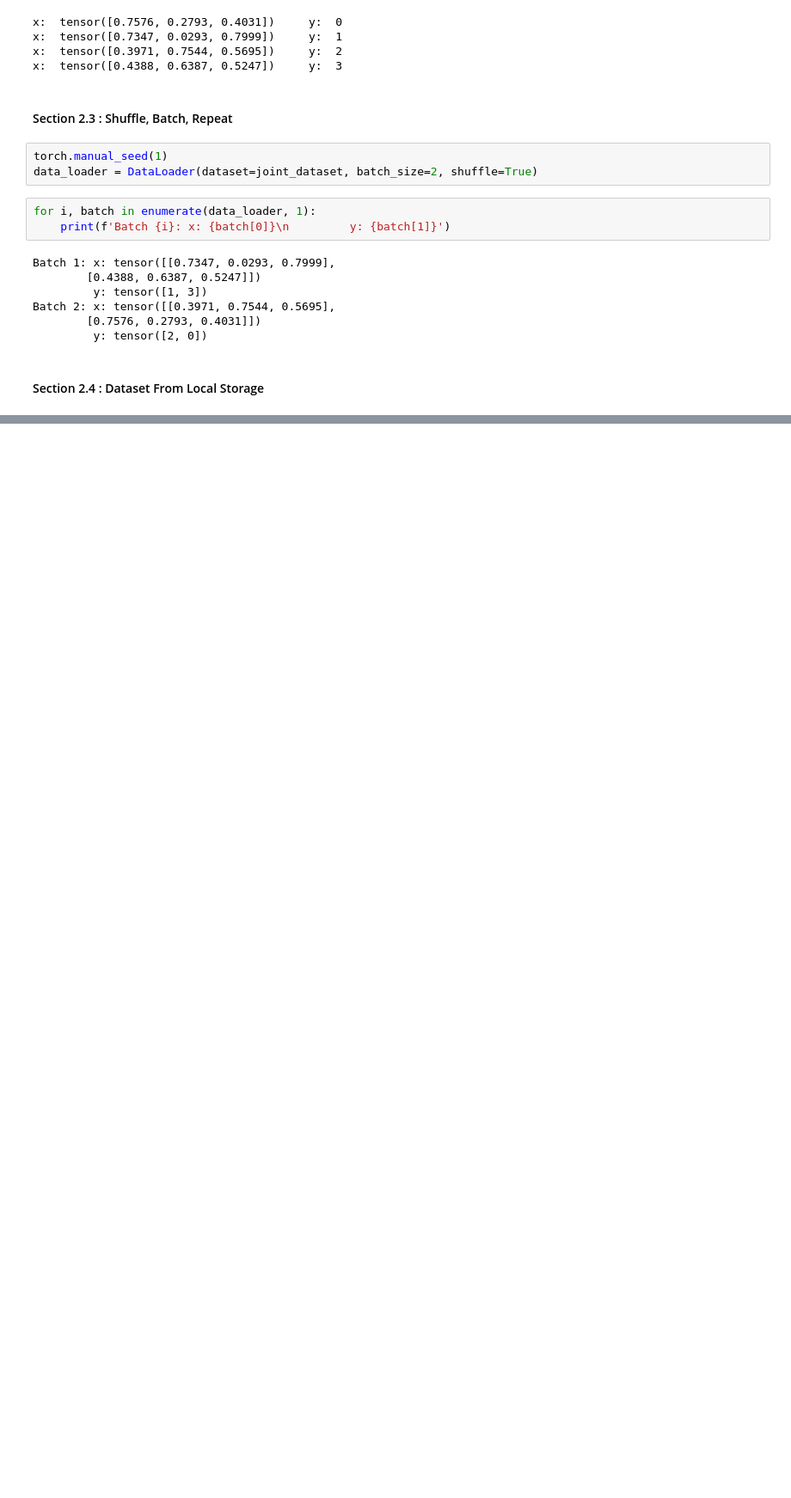
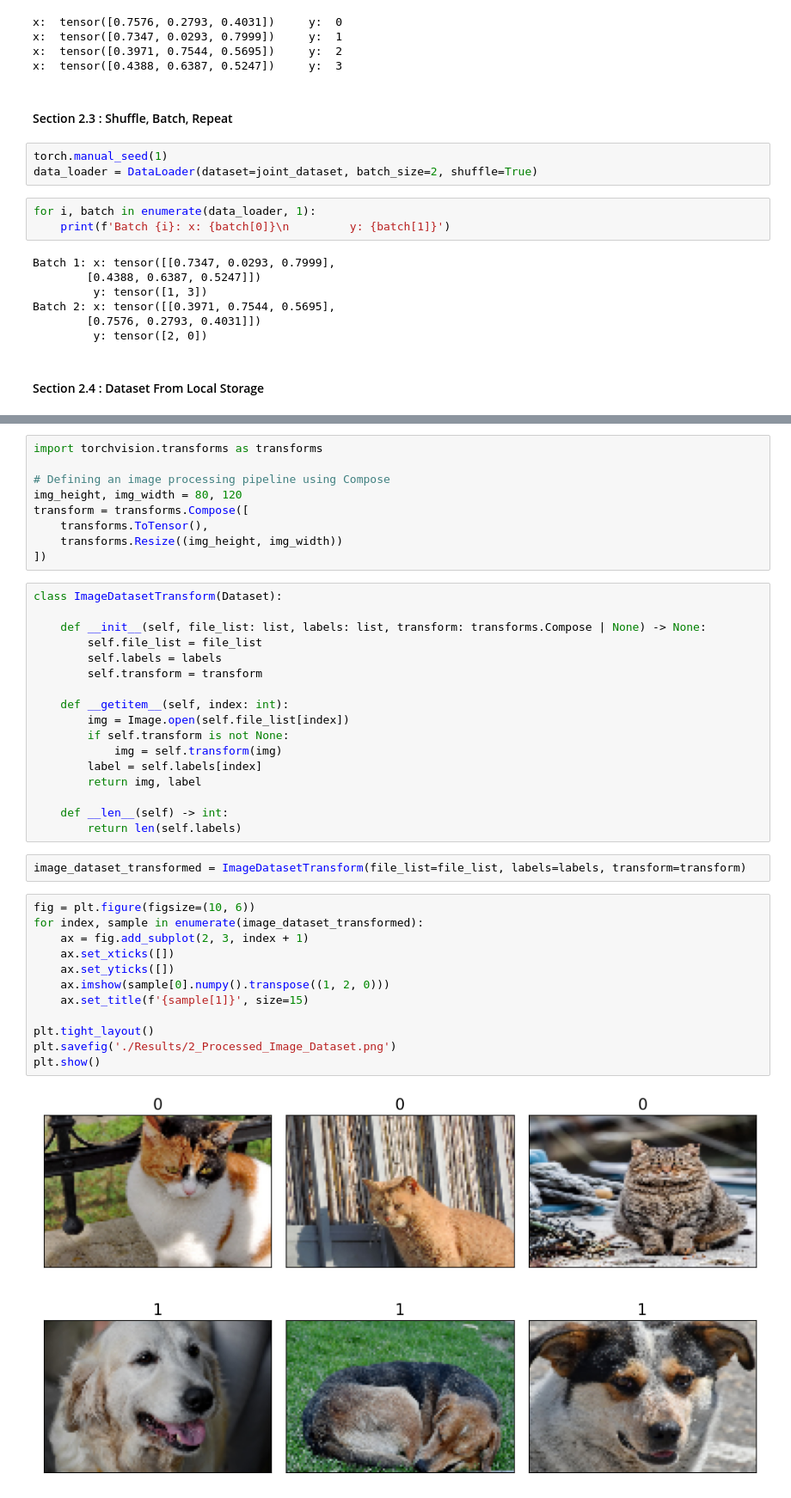
Before and after one commit to Consistent-Milk/data_science, a Jupyter notebook: Chapter 12/Notes.ipynb, the cells around one changed output, grey strips where cells are left out. Shown at 86% size. Saved outputs shown, nothing was run; the diff lists cells and outputs as text; blank space fills up the shorter version.

```diff
--- a/Chapter 12/Notes.ipynb
+++ b/Chapter 12/Notes.ipynb
@@ -300,0 +364,42 @@ imgdir_path = ''
+# %%
+import torchvision.transforms as transforms
+
+# Defining an image processing pipeline using Compose
+img_height, img_width = 80, 120
+transform = transforms.Compose([
+    transforms.ToTensor(),
+    transforms.Resize((img_height, img_width))
+])
+# %%
+class ImageDatasetTransform(Dataset):
+
+    def __init__(self, file_list: list, labels: list, transform: transforms.Compose | None) -> None:
+        self.file_list = file_list
+        self.labels = labels
+        self.transform = transform
+
+    def __getitem__(self, index: int):
+        img = Image.open(self.file_list[index])
+        if self.transform is not None:
+            img = self.transform(img)
+        label = self.labels[index]
+        return img, label
+
+    def __len__(self) -> int:
+        return len(self.labels)
+# %%
+image_dataset_transformed = ImageDatasetTransform(file_list=file_list, labels=labels, transform=transform)
+# %%
+fig = plt.figure(figsize=(10, 6))
+for index, sample in enumerate(image_dataset_transformed):
+    ax = fig.add_subplot(2, 3, index + 1)
+    ax.set_xticks([])
+    ax.set_yticks([])
+    ax.imshow(sample[0].numpy().transpose((1, 2, 0)))
+    ax.set_title(f'{sample[1]}', size=15)
+
+plt.tight_layout()
+plt.savefig('./Results/2_Processed_Image_Dataset.png')
+plt.show()
+# %% [output]
+[figure, added]
```
Also changed, not shown: parts of 7 cells of this notebook, 3 other files.
